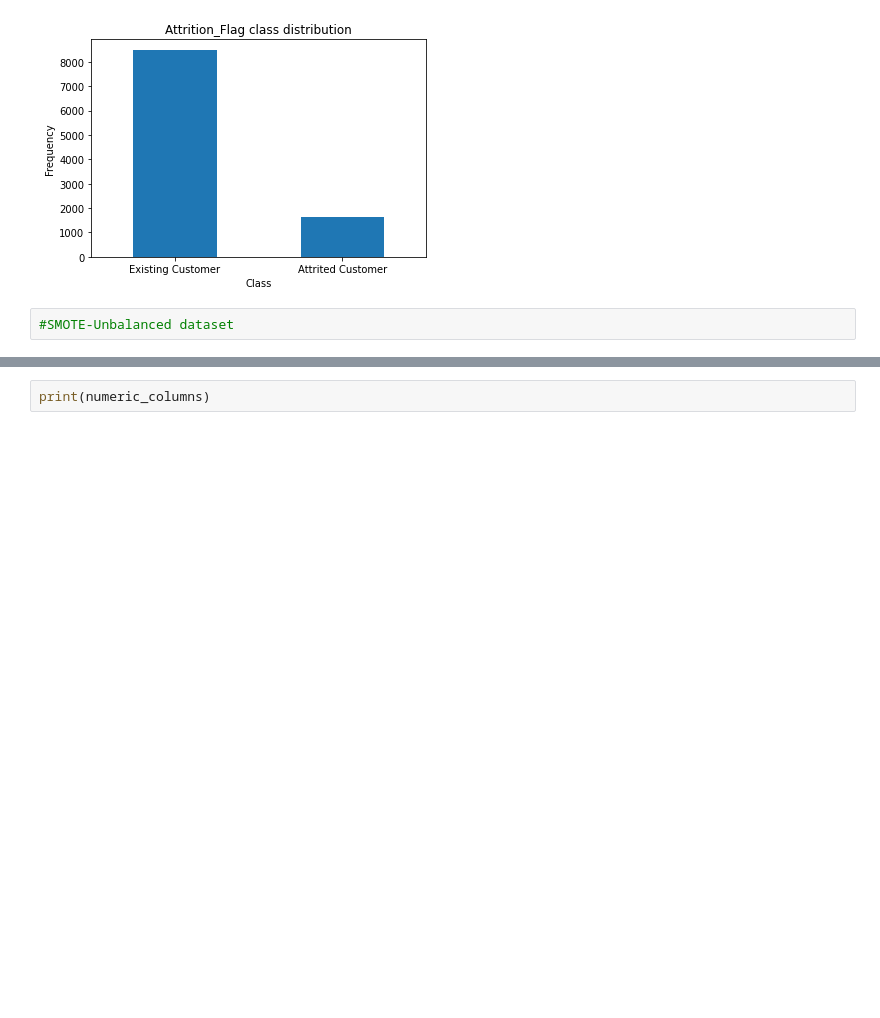
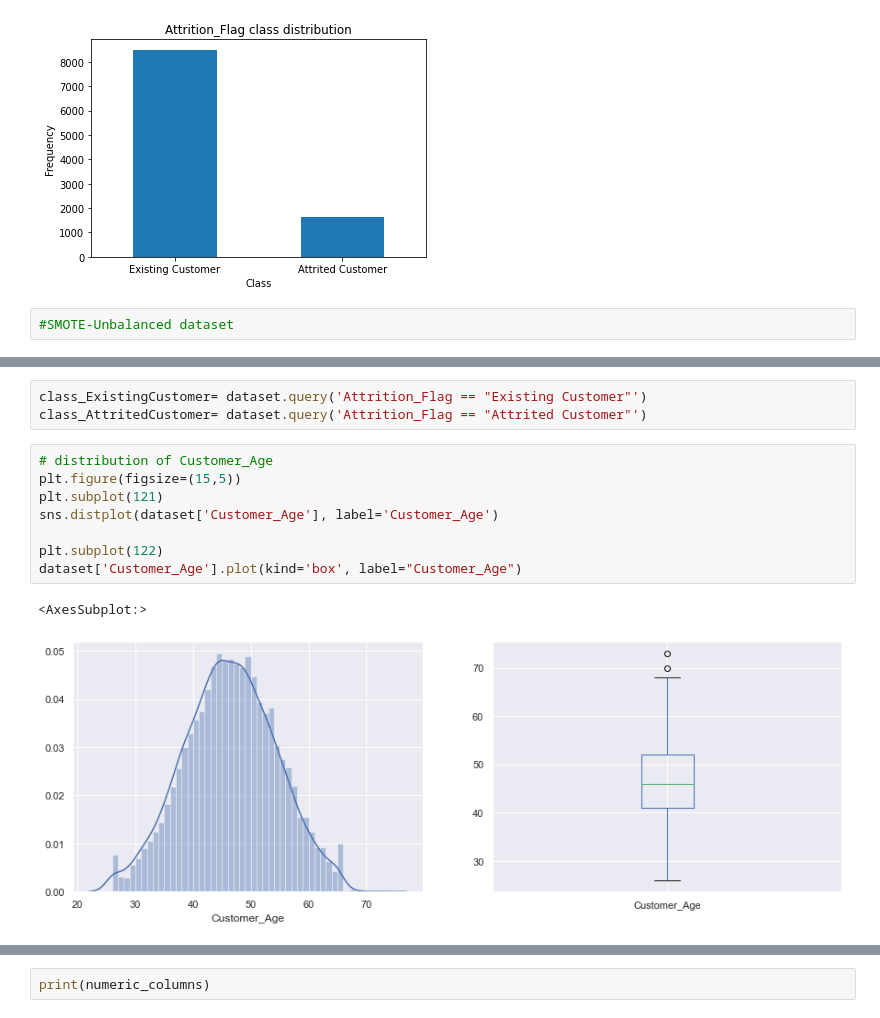
Before and after one commit to mmladenovska/Team_2_Bank-data-analysis, a Jupyter notebook: Final Project _.ipynb, the cells around one changed output, grey strips where cells are left out. Drawn from its saved outputs; the diff is of its cells as text; blank space fills up the shorter version.

```diff
--- a/Final Project _.ipynb
+++ b/Final Project _.ipynb
@@ -182,0 +194,14 @@ sns.distplot(Dependent_count)
+# %%
+class_ExistingCustomer= dataset.query('Attrition_Flag == "Existing Customer"')
+class_AttritedCustomer= dataset.query('Attrition_Flag == "Attrited Customer"')
+# %%
+# distribution of Customer_Age
+plt.figure(figsize=(15,5))
+plt.subplot(121)
+sns.distplot(dataset['Customer_Age'], label='Customer_Age')
+
+plt.subplot(122)
+dataset['Customer_Age'].plot(kind='box', label="Customer_Age")
+# %% [output]
+<AxesSubplot:>
+[figure, added]
```
Also changed, not shown: parts of 22 cells of this notebook.
